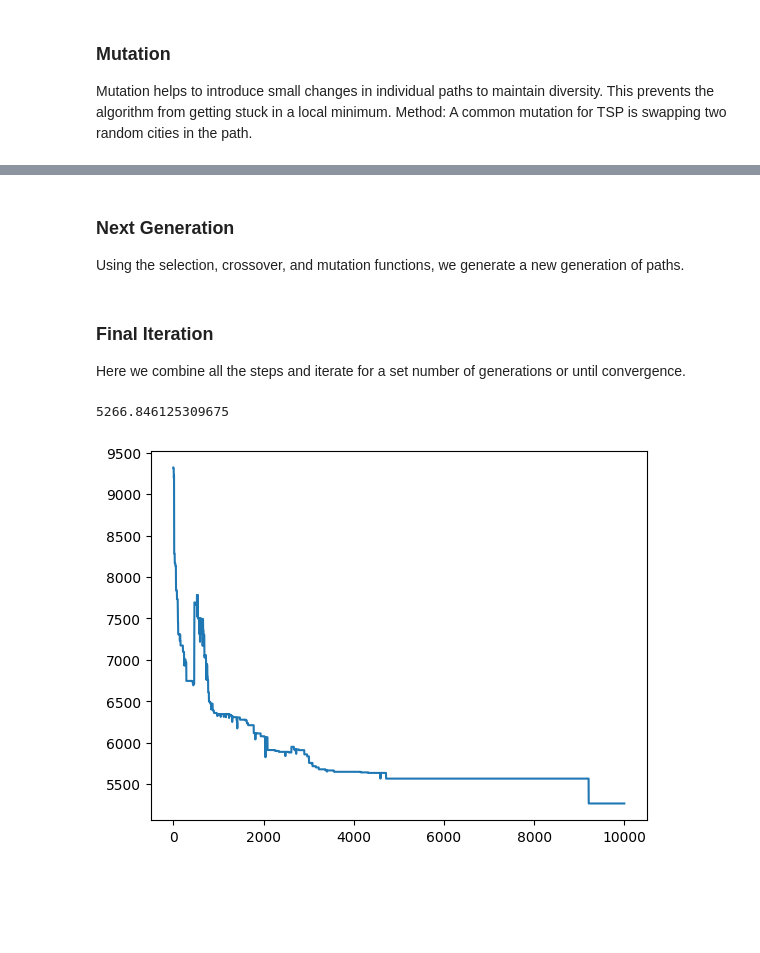
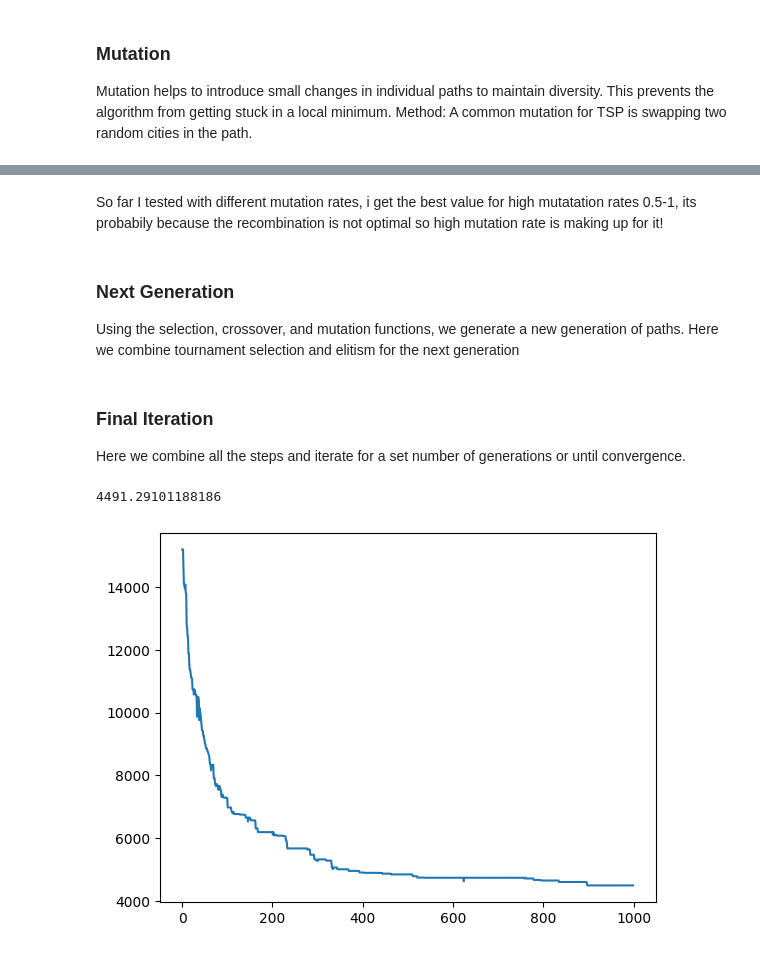
Before and after one commit to MelDashti/CI2024_lab2, a Jupyter notebook: tspMyVersion.ipynb, the cells around one changed output, grey strips where cells are left out. Drawn from its saved outputs; the diff is of its cells as text; code cells hidden in the pictures; blank space fills up the shorter version.

Commit message:
Enhance genetic algorithm with improved mutation and crossover strategies
Fitness improved from 5k to 4k after implementing inversion mutation, and combining elitism and tournament selection.

```diff
--- a/tspMyVersion.ipynb
+++ b/tspMyVersion.ipynb
@@ -250,46 +273,68 @@ def mutate(path, mutation_rate = 0.1):
+# %%
+def inversion_mutate(path, mutation_rate):
+    if np.random.rand() < mutation_rate:
+        # Select two random points for the subset
+        point1, point2 = sorted(np.random.choice(len(path), 2, replace=False))
+        # Reverse the subset
+        path[point1:point2+1] = path[point1:point2+1][::-1]
+    return path
+# %% [markdown]
+So far I tested with different mutation rates, i get the best value for high mutatation rates 0.5-1, its probabily because the recombination is not optimal so high mutation rate is making up for it!
 # %% [markdown]
 ### Next Generation
 Using the selection, crossover, and mutation functions, we generate a new generation of paths.
+Here we combine tournament selection and elitism for the next generation
 # %%
-def generate_new_population(parents, mutation_rate = 1, elite_size = 5):
+import random
+
+def tournament_selection(population, tournament_size=3):
+    # Randomly choose individuals from the population for the tournament
+    tournament = random.sample(population, tournament_size)
+    # Return the individual with the best fitness score in the tournament
+    return min(tournament, key=calculate_path_distance)
+
+def generate_new_population(parents, mutation_rate=0.3, elite_size=5, tournament_size=6):
     new_population = []
 
-    # We preserve the best paths from the previous generation (elitism)
-    sorted_parents = sorted(parents, key = lambda x : calculate_path_distance(x))
+    # Preserve the best paths (elitism)
+    sorted_parents = sorted(parents, key=calculate_path_distance)
     new_population.extend(sorted_parents[:elite_size])
 
-    for i in range(0, len(parents), 2):
-        parent1, parent2 = parents[i], parents[(i+1) % len(parents)]
+    # Generate the rest of the population using tournament selection
+    while len(new_population) < len(parents):
+        parent1 = tournament_selection(parents, tournament_size)
+        parent2 = tournament_selection(parents, tournament_size)
         child = crossover(parent1, parent2)
-        child = mutate(child, mutation_rate)
+        child = inversion_mutate(child, mutation_rate)
         new_population.append(child)
+
     return new_population
 # %% [markdown]
 ### Final Iteration
 Here we combine all the steps and iterate for a set number of generations or until convergence.
 # %%
-num_generations = 10000  # Here we define the number of generations
+num_generations = 1000  # Here we define the number of generations
 best_distances = []
 
 for generation in range(num_generations):
     # step 1: calculate fitness
     fitness_scores = [calculate_path_distance(path) for path in population]
 
     # step 2: Selection
     parents = select_parents(population, fitness_scores, 20)
 
     # step 3: Generate new population
     population = generate_new_population(parents)
 
     # step 4: Calculate the best path in the current generation
     best_distance = min(fitness_scores)
 
     best_distances.append(best_distance)
 
 
 import matplotlib.pyplot as plt
 plt.plot(best_distances)
 print(min(best_distances))
 # %% [output]
-5266.846125309675
+4491.29101188186
-[figure, old version]
+[figure, new version]
```
Also changed, not shown: parts of 4 cells of this notebook.
